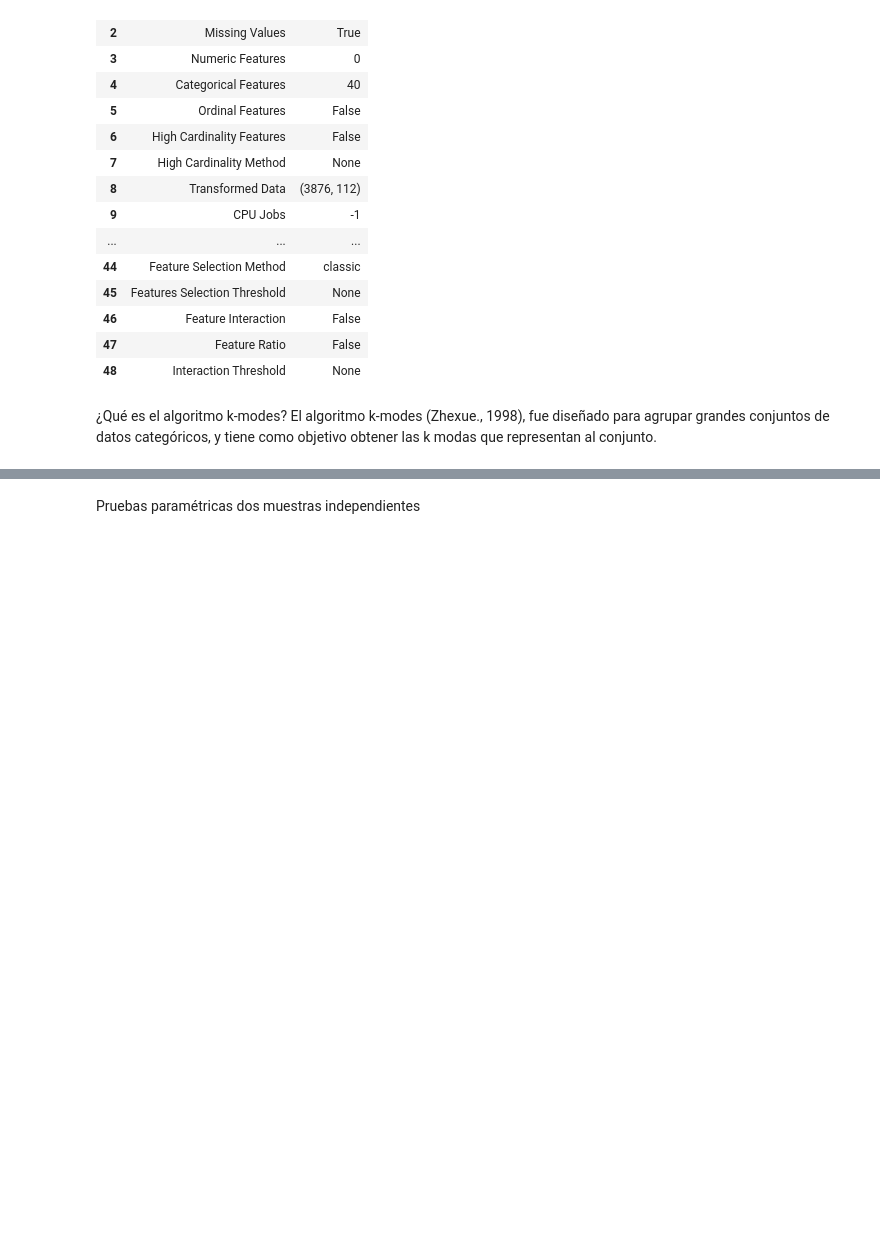
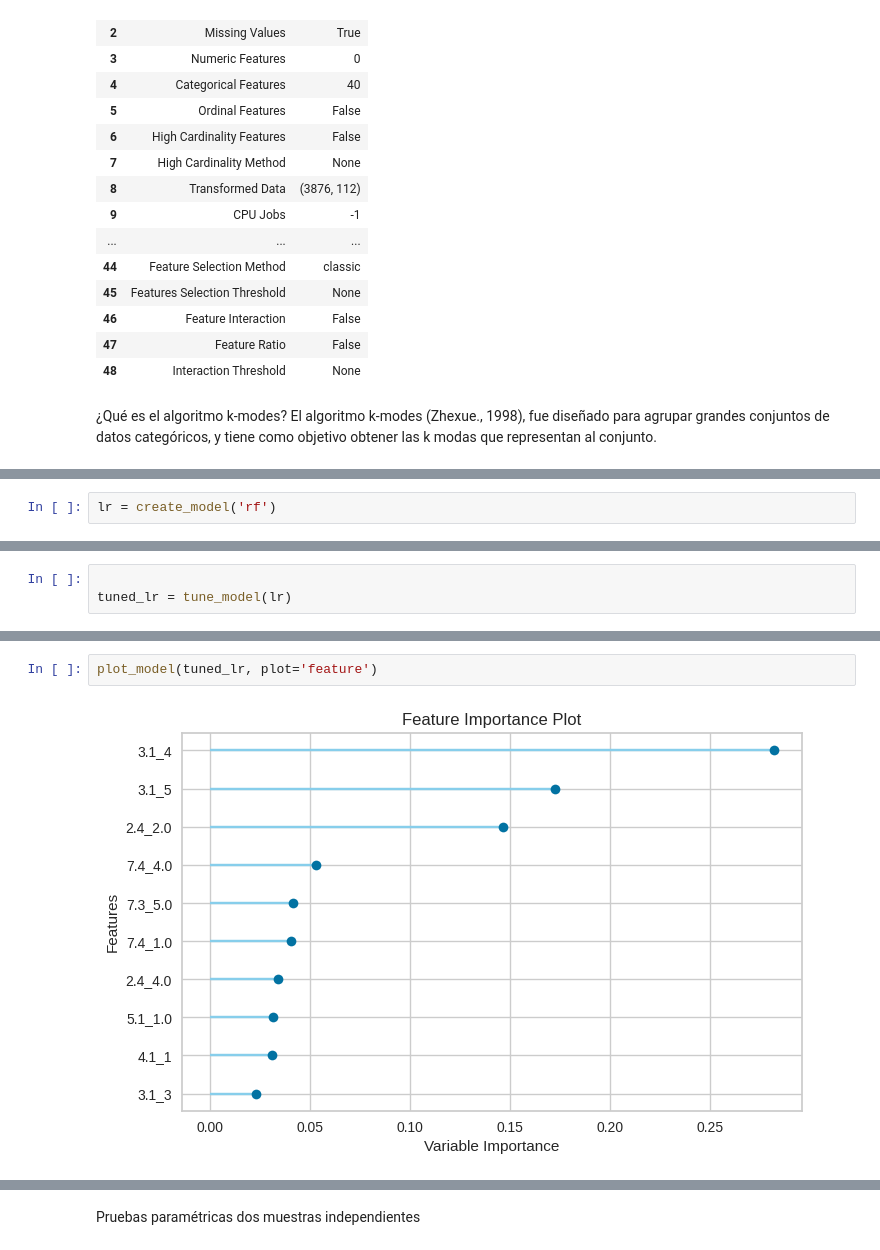
Before and after one commit to mleyvaz/agrupamiento, a Jupyter notebook: Copia_de_Metodología_de_la_Investigación.ipynb, the cells around one changed output, grey strips where cells are left out. Saved outputs shown, nothing was run; the diff lists cells and outputs as text; blank space fills up the shorter version.

```diff
--- a/Copia_de_Metodología_de_la_Investigación.ipynb
+++ b/Copia_de_Metodología_de_la_Investigación.ipynb
@@ -161,0 +213,2 @@ plot_model(kmodes)
+# %%
+lr = create_model('rf')
@@ -161,0 +240,3 @@ plot_model(kmodes)
+# %%
+
+tuned_lr = tune_model(lr)
@@ -161,0 +257,4 @@ plot_model(kmodes)
+# %%
+plot_model(tuned_lr, plot='feature')
+# %% [output]
+[figure, added]
```
Also changed, not shown: parts of 47 cells of this notebook.
